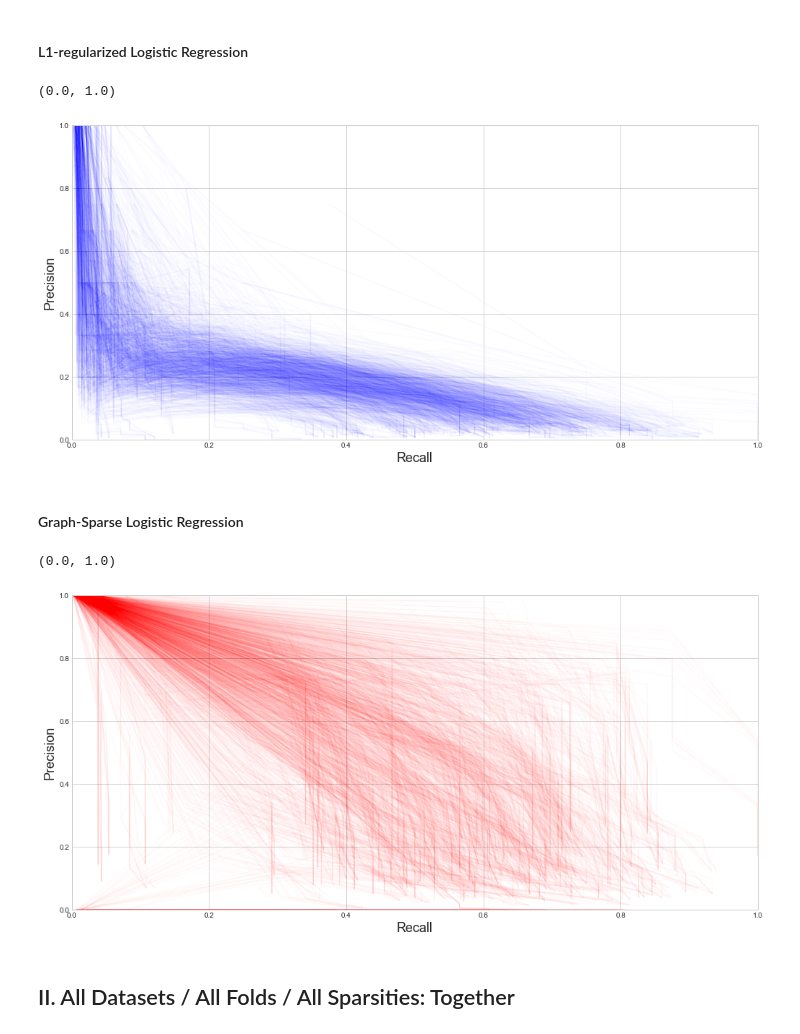
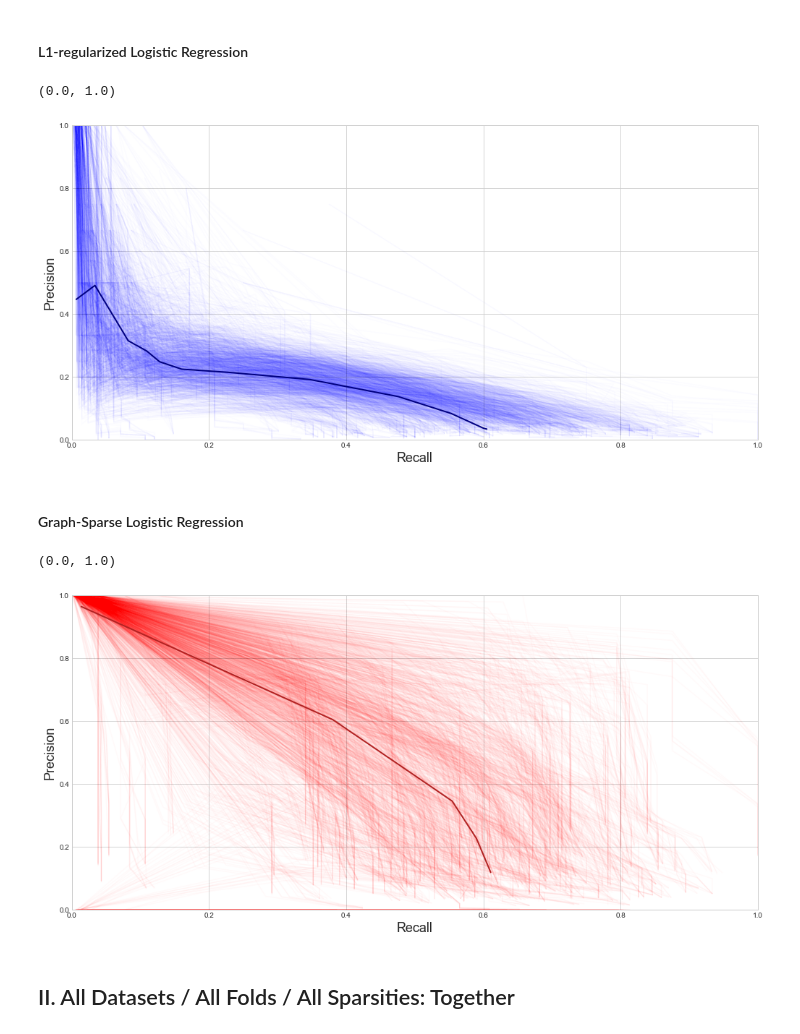
Before and after one commit to fraenkel-lab/GSLR, a Jupyter notebook: experiments/algorithms/Logit_PR_vs_GSLR_pr.ipynb, the cells around one changed output. Drawn from its saved outputs; the diff is of its cells as text; code cells hidden in the pictures.

```diff
--- a/experiments/algorithms/Logit_PR_vs_GSLR_pr.ipynb
+++ b/experiments/algorithms/Logit_PR_vs_GSLR_pr.ipynb
@@ -68,18 +70,20 @@ plt.xlim([0.0, 1.0])
 #### L1-regularized Logistic Regression
 # %%
 [plt.plot(*remove_0_0(logit_gmm_recalls.iloc[k].values, logit_gmm_precisions.iloc[k].values), c='b', alpha=0.01) for k in range(len(logit_gmm_recalls))]
+plt.plot(*remove_0_0(logit_gmm_recalls.mean(), logit_gmm_precisions.mean()), c='navy', linewidth=2.0)
 
 plt.xlabel('Recall', fontsize=18)
 plt.ylabel('Precision', fontsize=18)
 plt.ylim([0.0, 1.0])
 plt.xlim([0.0, 1.0])
 # %% [output]
 (0.0, 1.0)
-[figure, old version]
+[figure, new version]
 # %% [markdown]
 #### Graph-Sparse Logistic Regression
 # %%
 [plt.plot(*remove_0_0(gslr_gmm_recalls.iloc[k].values, gslr_gmm_precisions.iloc[k].values), c='r', alpha=0.02) for k in range(len(gslr_gmm_recalls))]
+plt.plot(*remove_0_0(gslr_gmm_recalls.mean(), gslr_gmm_precisions.mean()), c='firebrick', linewidth=2.0)
 
 plt.xlabel('Recall', fontsize=18)
 plt.ylabel('Precision', fontsize=18)
@@ -87,7 +91,7 @@ plt.ylim([0.0, 1.0])
 plt.xlim([0.0, 1.0])
 # %% [output]
 (0.0, 1.0)
-[figure, old version]
+[figure, new version]
 # %% [markdown]
 ## II. All Datasets / All Folds / All Sparsities: Together
 # %% [markdown]
```
Also changed, not shown: parts of 6 cells of this notebook, 4 other files.
